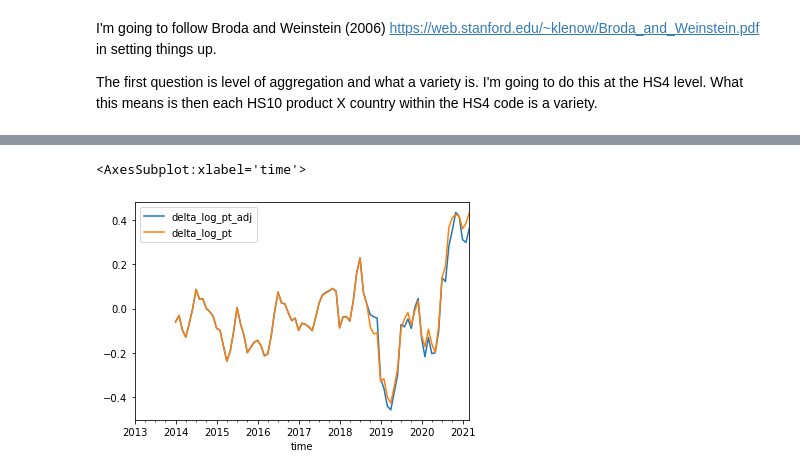
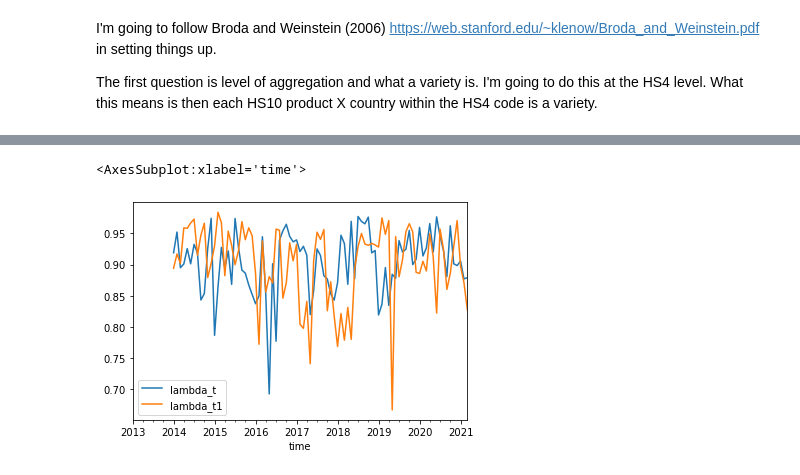
Before and after one commit to tradewartracker/trade-data-repo, a Jupyter notebook: scratch_pad/price-test.ipynb, the cells around one changed output, grey strips where cells are left out. Drawn from its saved outputs; the diff is of its cells as text; code cells hidden in the pictures.

```diff
--- a/scratch_pad/price-test.ipynb
+++ b/scratch_pad/price-test.ipynb
@@ -39,0 +62,5 @@ my_key = "&key=34e40301bda77077e24c859c6c6c0b721ad73fc7"
+# %%
+end_use = "hs?get=CON_VAL_MO,CTY_NAME,I_COMMODITY_SDESC,CON_QY1_MO,UNIT_QY1,SUMMARY_LVL"
+
+url = "https://api.census.gov/data/timeseries/intltrade/imports/" + end_use
+url = url + my_key + "&time==from+2013-01" + "&COMM_LVL=HS10" + "&I_COMMODITY=2804*" + "&CTY_CODE=*"
@@ -102,12 +215,16 @@ def common_set_price(df, dfall):
     footime = df.index.get_level_values(0)[0]
     # gets the current time
 
-    footime2 = dt.datetime(2013, footime.month, 1)
+    footime2 = dt.datetime(footime.year - 1, footime.month, 1)
     # a year back
+    # one could do different stuff here. The issue is with drift over time
+    # with big changes in hs codes like what occured in 2017
 
     bar = dfall.loc[footime2]
 
     common_set_index = bar.index.intersection(df.index.get_level_values(1))
+
+    #####################################################################################
 
     cxpt = df.loc[(footime, common_set_index),:].CON_VAL_MO.to_numpy()
 
@@ -122,24 +239,36 @@ def common_set_price(df, dfall):
     pt1 = dfall.loc[(footime2, common_set_index),:].price.to_numpy()
 
     #####################################################################################
+    sigma = 4
+
 
     price_index, wt = sato_varita(pt, pt1, cxpt, cxpt1)
 
     lambda_t, lambda_t1, ratio_lambda = feenstra_adjustment(cxpt,cxpt1,xpt,xpt1)
 
+    rw_adj = redding_weinstein(cxpt,cxpt1)
+
     #####################################################################################
-    sigma = 4
+
 
     ngoods= df.loc[(footime, common_set_index),:].price.count()
 
-    outdf["delta_log_pt"] = [price_index]
+    outdf["sv_pt"] = [np.exp(price_index)]
 
-    outdf["delta_log_pt_adj"] = [(price_index + (1/(sigma - 1)) * np.log(ratio_lambda))]
+    outdf["feenstra_pt"] = [np.exp(price_index + (1/(sigma - 1)) * np.log(ratio_lambda))]
+
+    outdf["rw_pt"] = [np.exp(price_index + (1/(sigma - 1)) * np.log(ratio_lambda) + (1/(sigma - 1)) *rw_adj)]
+
+    outdf["rw_adj"] = np.exp(rw_adj)
 
     outdf["ngoods"] = [ngoods]
 
     outdf["feenstra_adj"] = [ratio_lambda]
 
+    outdf["lambda_t"] = [lambda_t]
+
+    outdf["lambda_t1"] = [lambda_t1]
+
     return outdf
 # %%
 def feenstra_adjustment(cxpt,cxpt1,xpt,xpt1):
@@ -192,5 +354,5 @@ ptest.set_index(["time"], inplace = True)
 # %%
-ptest[["delta_log_pt_adj", "delta_log_pt"]].plot()
+ptest[["lambda_t", "lambda_t1"]].plot()
 # %% [output]
 <AxesSubplot:xlabel='time'>
-[figure, old version]
+[figure, new version]
```
Also changed, not shown: parts of 16 cells of this notebook.
